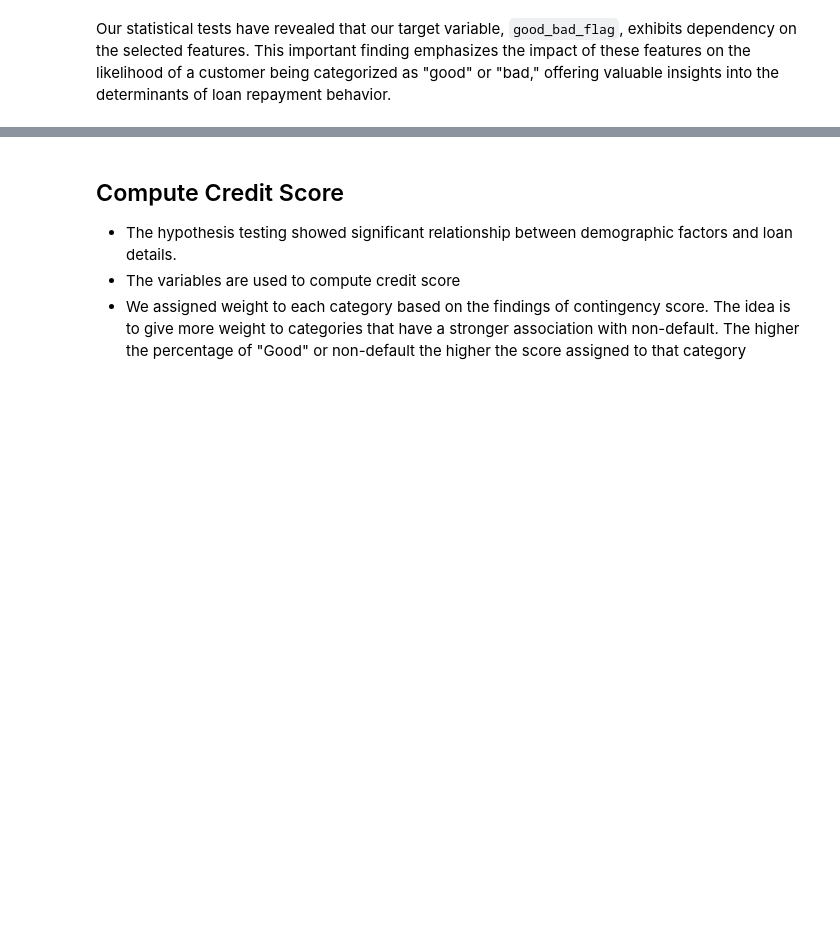
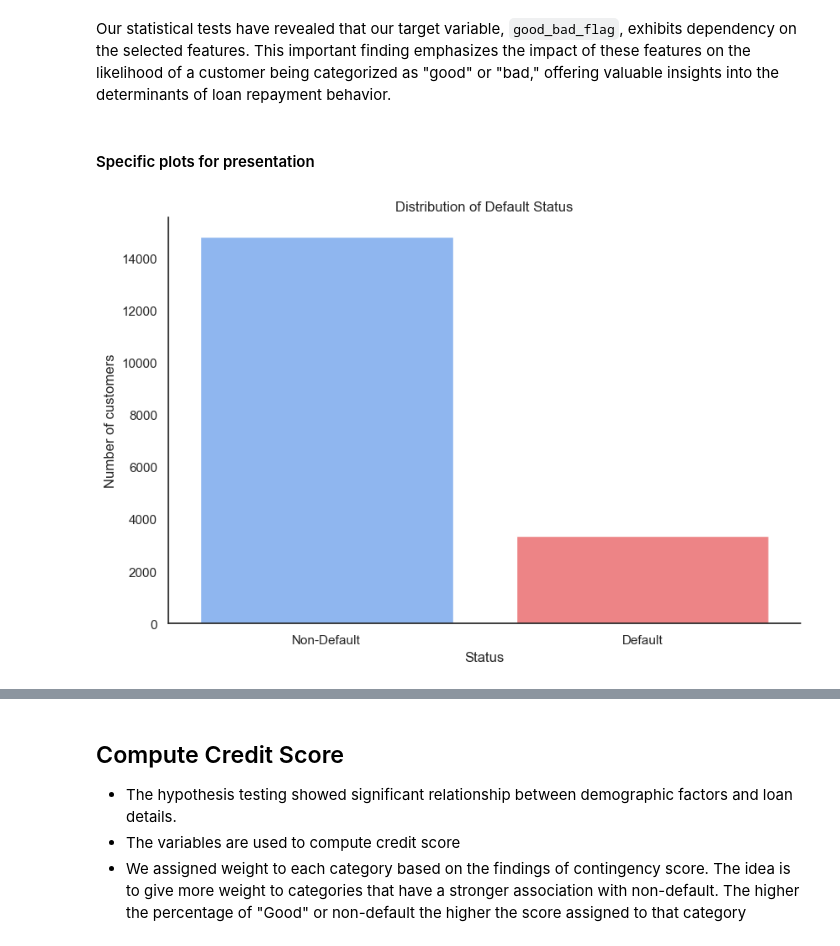
Before and after one commit to frank015940/Loan-Default-Prediction, a Jupyter notebook: loan_default_15th.ipynb, the cells around one changed output, grey strips where cells are left out. Cells and saved outputs as stored; diff of their text form; code cells hidden in the pictures; blank space fills up the shorter version.

Commit message:
Added visuals for prestation

```diff
--- a/loan_default_15th.ipynb
+++ b/loan_default_15th.ipynb
@@ -475,3 +475,15 @@ Dependent (reject H0)
 ---------------
 # %% [markdown]
 Our statistical tests have revealed that our target variable, `good_bad_flag`, exhibits dependency on the selected features. This important finding emphasizes the impact of these features on the likelihood of a customer being categorized as "good" or "bad," offering valuable insights into the determinants of loan repayment behavior.
+# %% [markdown]
+#### Specific plots for presentation
+# %%
+new_labels = {'Good': 'Non-Default',
+              'Bad': 'Default'}
+ax = sns.countplot(data=merged_data, x='good_bad_flag', order=new_labels.keys())
+ax.set_xticklabels(new_labels.values())
+plt.title("Distribution of Default Status")
+plt.xlabel("Status")
+plt.ylabel("Number of customers");
+# %% [output]
+[figure, added]
```
Also changed, not shown: parts of 4 cells of this notebook.
